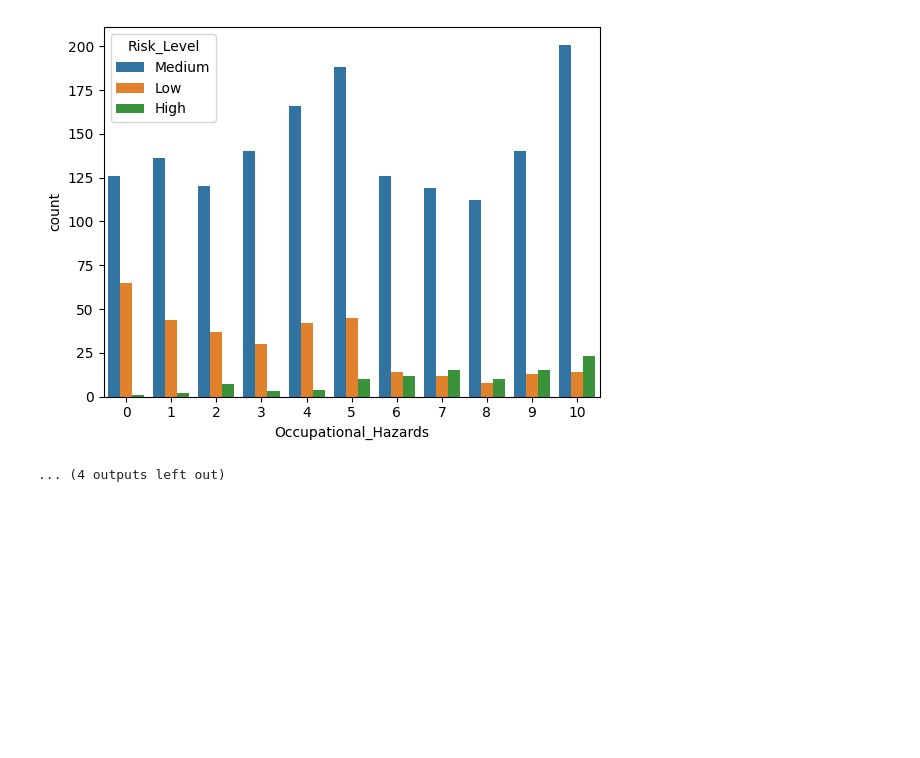
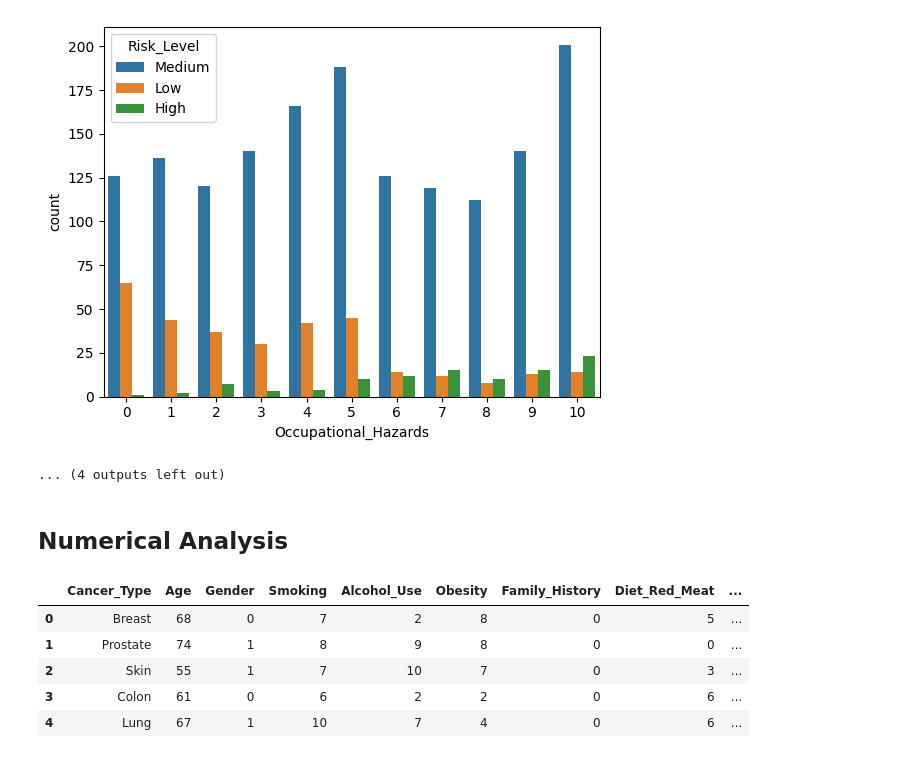
Before and after one commit to RichelCode/Cancer_Risk_Prediction, a Jupyter notebook: notebooks/01_eda.ipynb, the cells around one changed output. Cells and saved outputs as stored; diff of their text form; code cells hidden in the pictures; blank space fills up the shorter version.

```diff
--- a/notebooks/01_eda.ipynb
+++ b/notebooks/01_eda.ipynb
@@ -265,3 +265,5 @@ for i,predictor in enumerate(df.drop(columns=['Patient_ID','Risk_Level','Age','O
 [figure]
 [figure]
 ... (4 outputs left out)
+# %% [markdown]
+## Numerical Analysis
@@ -267,0 +274,9 @@ for i,predictor in enumerate(df.drop(columns=['Patient_ID','Risk_Level','Age','O
+# %%
+df.head(5)
+# %% [output]
+|  | Cancer_Type | Age | Gender | Smoking | Alcohol_Use | Obesity | Family_History | Diet_Red_Meat | ... |
+| 0 | Breast | 68 | 0 | 7 | 2 | 8 | 0 | 5 | ... |
+| 1 | Prostate | 74 | 1 | 8 | 9 | 8 | 0 | 0 | ... |
+| 2 | Skin | 55 | 1 | 7 | 10 | 7 | 0 | 3 | ... |
+| 3 | Colon | 61 | 0 | 6 | 2 | 2 | 0 | 6 | ... |
+| 4 | Lung | 67 | 1 | 10 | 7 | 4 | 0 | 6 | ... |
```
Also changed, not shown: parts of 4 cells of this notebook.
